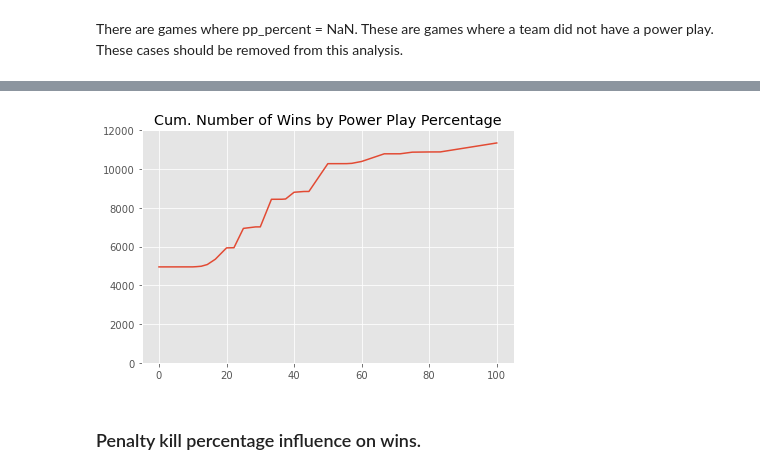
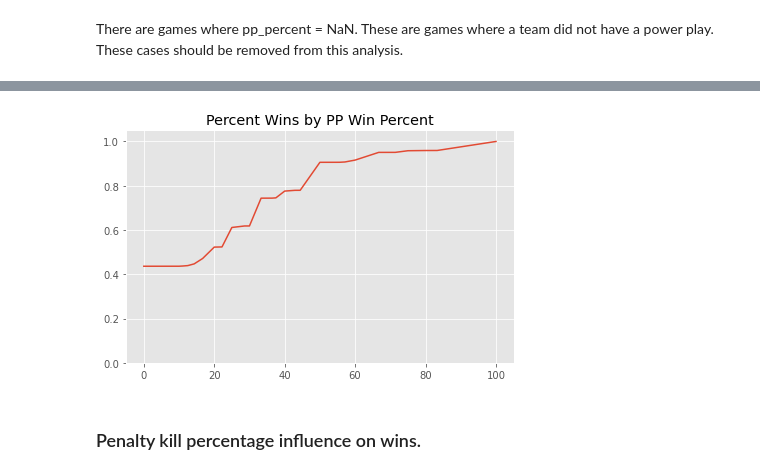
Before and after one commit to jkh-code/nhl-win-factors-analysis, a Jupyter notebook: notebooks/nhl-win-factors-analysis-eda.ipynb, the cells around one changed output, grey strips where cells are left out. Cells and saved outputs as stored; diff of their text form; code cells hidden in the pictures.

```diff
--- a/notebooks/nhl-win-factors-analysis-eda.ipynb
+++ b/notebooks/nhl-win-factors-analysis-eda.ipynb
@@ -266,0 +285,3 @@ ax.set_title('Number of Wins by Power Play Percentage');
+# %%
+pp_agg = return_aggregate_wins_df(pp_data, 'pp_percent')
+pp_agg.head()
@@ -279,11 +301,14 @@ ax.set_title('Number of Wins by Power Play Percentage');
-# %%
-fig, ax = plt.subplots()
-ax.plot(pp_wins['pp_percent'], pp_wins['cum_wins'])
-ax.set_ylim([0, 12_000])
-ax.set_title('Cum. Number of Wins by Power Play Percentage')
-fig.tight_layout();
-# %% [output]
-[figure, removed]
+# %%
+def plot_win_cum_dist(perc: pd.Series, cum_perc_wins: pd.Series, title: str, ylims=(-0.05, 1.05)):
+    fig, ax = plt.subplots()
+    ax.plot(perc, cum_perc_wins)
+    ax.set_ylim(ylims)
+    ax.set_title(title)
+    fig.tight_layout();
+# %%
+plot_win_cum_dist(pp_agg['pp_percent'], pp_agg['cum_perc'], 'Percent Wins by PP Win Percent')
+# %% [output]
+[figure, added]
 # %% [markdown]
 ### Penalty kill percentage influence on wins.
 # %%
```
Also changed, not shown: parts of 40 cells of this notebook.
